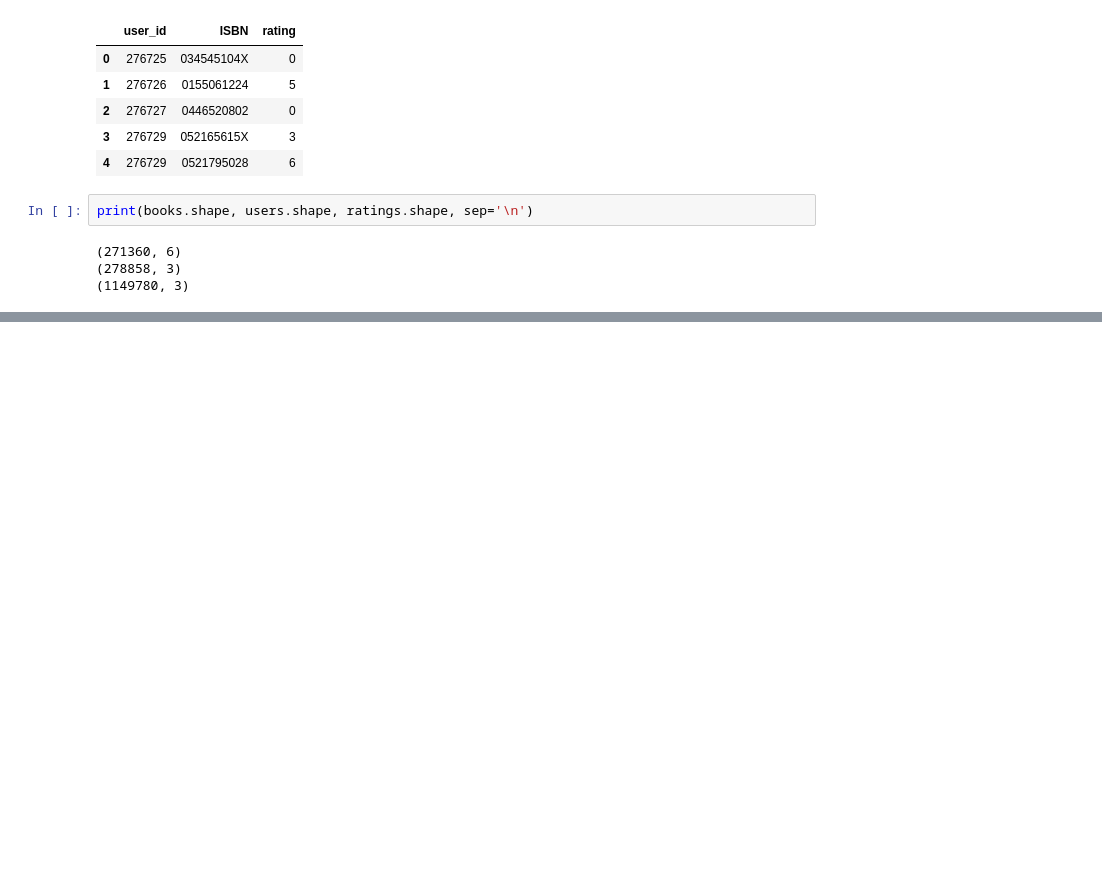
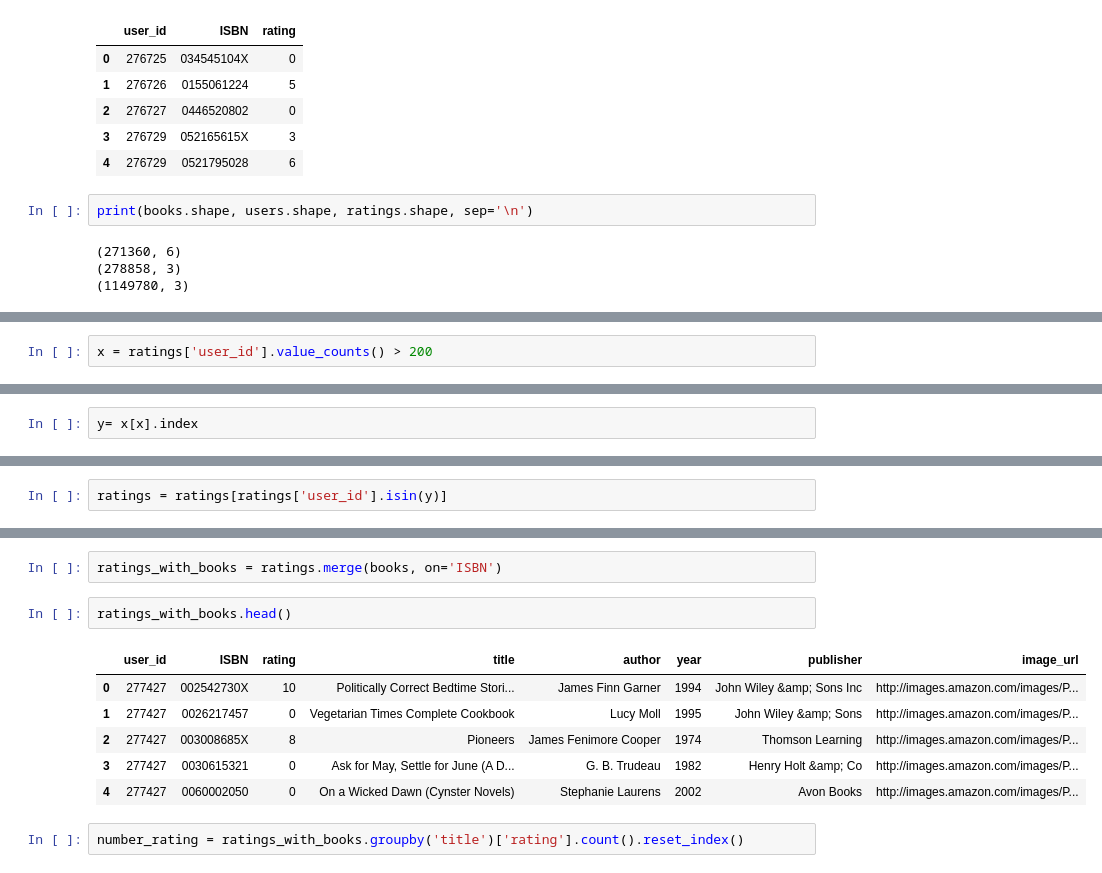
Before and after one commit to awantigiradkar/Book-Recommendation-System, a Jupyter notebook: notebook/reseach.ipynb, the cells around one changed output, grey strips where cells are left out. Cells and saved outputs as stored; diff of their text form; blank space fills up the shorter version.

```diff
--- a/notebook/reseach.ipynb
+++ b/notebook/reseach.ipynb
@@ -115,0 +132,2 @@ print(books.shape, users.shape, ratings.shape, sep='\n')
+# %%
+x = ratings['user_id'].value_counts() > 200
@@ -115,0 +154,2 @@ print(books.shape, users.shape, ratings.shape, sep='\n')
+# %%
+y= x[x].index
@@ -115,0 +165,2 @@ print(books.shape, users.shape, ratings.shape, sep='\n')
+# %%
+ratings = ratings[ratings['user_id'].isin(y)]
@@ -115,0 +176,13 @@ print(books.shape, users.shape, ratings.shape, sep='\n')
+# %%
+ratings_with_books = ratings.merge(books, on='ISBN')
+# %%
+ratings_with_books.head()
+# %% [output]
+|  | user_id | ISBN | rating | title | author | year | publisher | image_url |
+| 0 | 277427 | 002542730X | 10 | Politically Correct Bedtime Stori... | James Finn Garner | 1994 | John Wiley &amp; Sons Inc | http://images.amazon.com/images/P... |
+| 1 | 277427 | 0026217457 | 0 | Vegetarian Times Complete Cookbook | Lucy Moll | 1995 | John Wiley &amp; Sons | http://images.amazon.com/images/P... |
+| 2 | 277427 | 003008685X | 8 | Pioneers | James Fenimore Cooper | 1974 | Thomson Learning | http://images.amazon.com/images/P... |
+| 3 | 277427 | 0030615321 | 0 | Ask for May, Settle for June (A D... | G. B. Trudeau | 1982 | Henry Holt &amp; Co | http://images.amazon.com/images/P... |
+| 4 | 277427 | 0060002050 | 0 | On a Wicked Dawn (Cynster Novels) | Stephanie Laurens | 2002 | Avon Books | http://images.amazon.com/images/P... |
+# %%
+number_rating = ratings_with_books.groupby('title')['rating'].count().reset_index()
```
Also changed, not shown: parts of 10 cells of this notebook.
